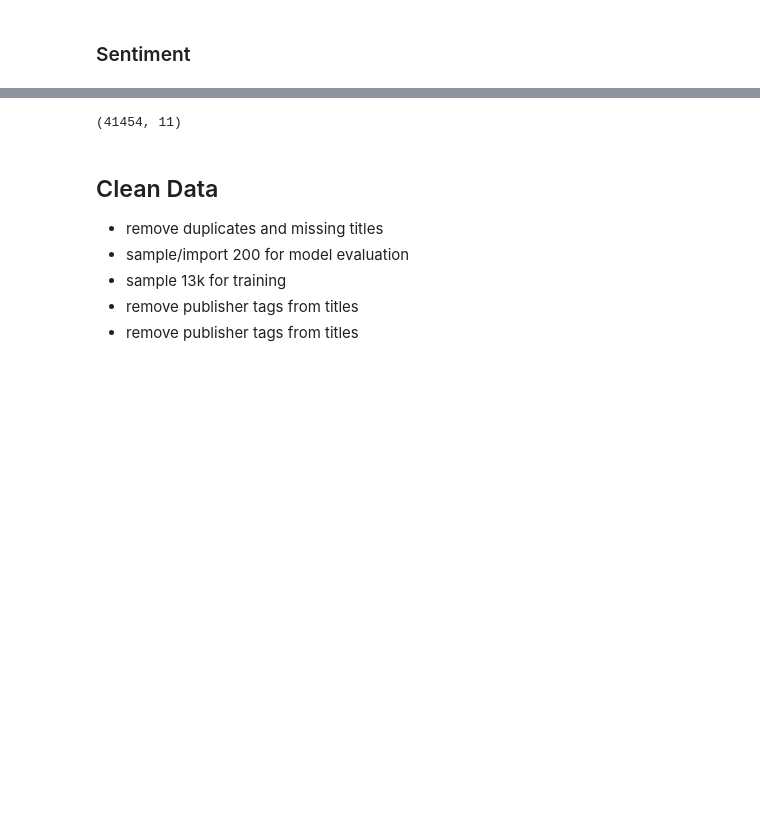
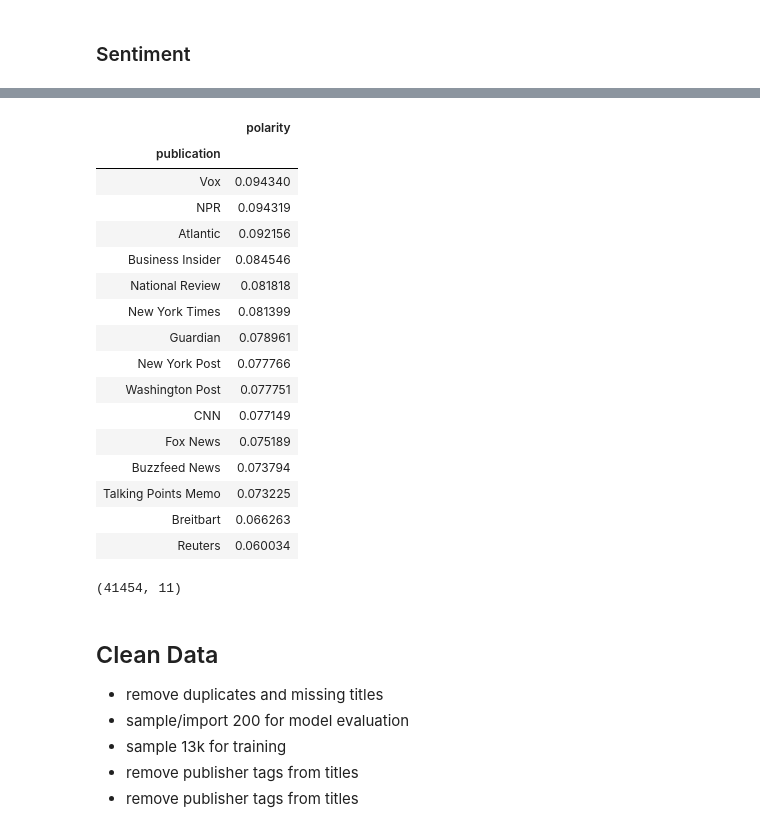
Before and after one commit to s-miramontes/News_Filter, a Jupyter notebook: notebooks/data_cleaning.ipynb, the cells around one changed output, grey strips where cells are left out. Cells and saved outputs as stored; diff of their text form; code cells hidden in the pictures; blank space fills up the shorter version.

```diff
--- a/notebooks/data_cleaning.ipynb
+++ b/notebooks/data_cleaning.ipynb
@@ -182 +226,21 @@ plt.bar(pub_avg_senti.index, pub_avg_senti.values)
+# %%
+plt.boxplot(full_data)
+# %% [output]
+|  | polarity |
+| publication |  |
+| Vox | 0.094340 |
+| NPR | 0.094319 |
+| Atlantic | 0.092156 |
+| Business Insider | 0.084546 |
+| National Review | 0.081818 |
+| New York Times | 0.081399 |
+| Guardian | 0.078961 |
+| New York Post | 0.077766 |
+| Washington Post | 0.077751 |
+| CNN | 0.077149 |
+| Fox News | 0.075189 |
+| Buzzfeed News | 0.073794 |
+| Talking Points Memo | 0.073225 |
+| Breitbart | 0.066263 |
+| Reuters | 0.060034 |
 # %%
```
Also changed, not shown: parts of 9 cells of this notebook.
